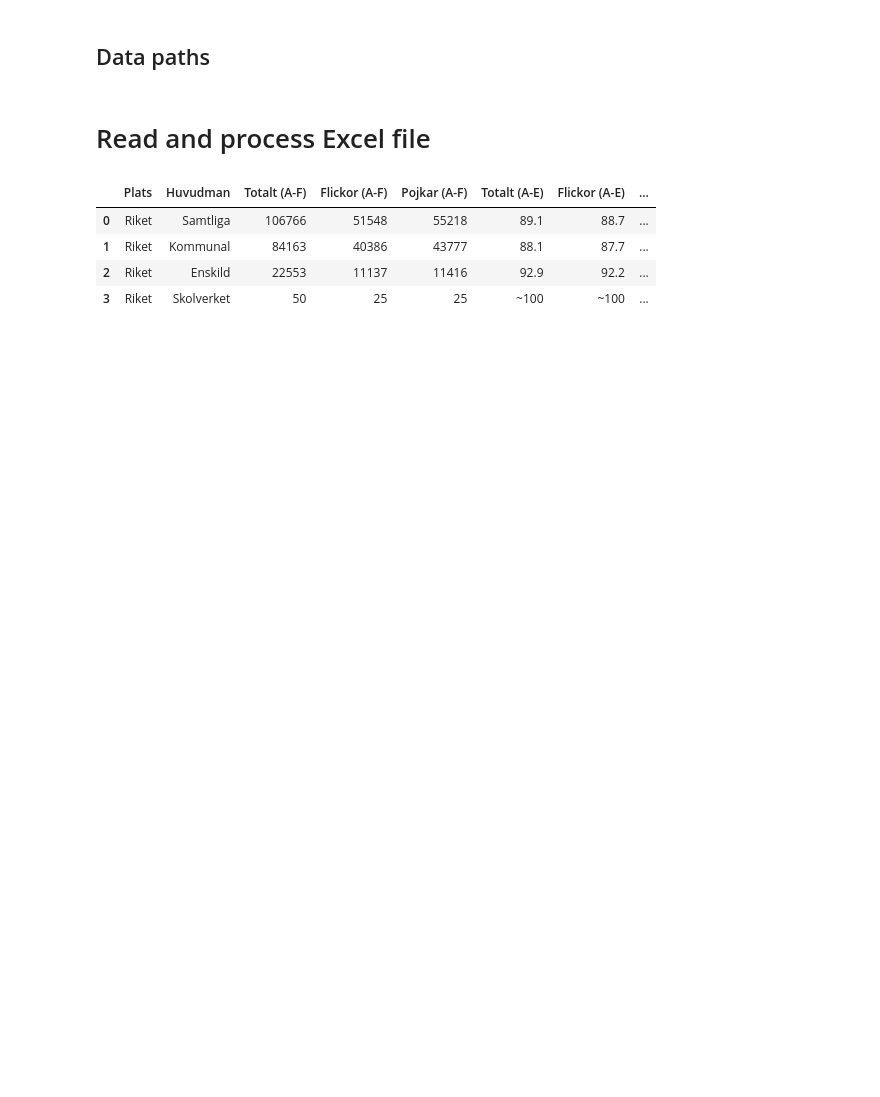
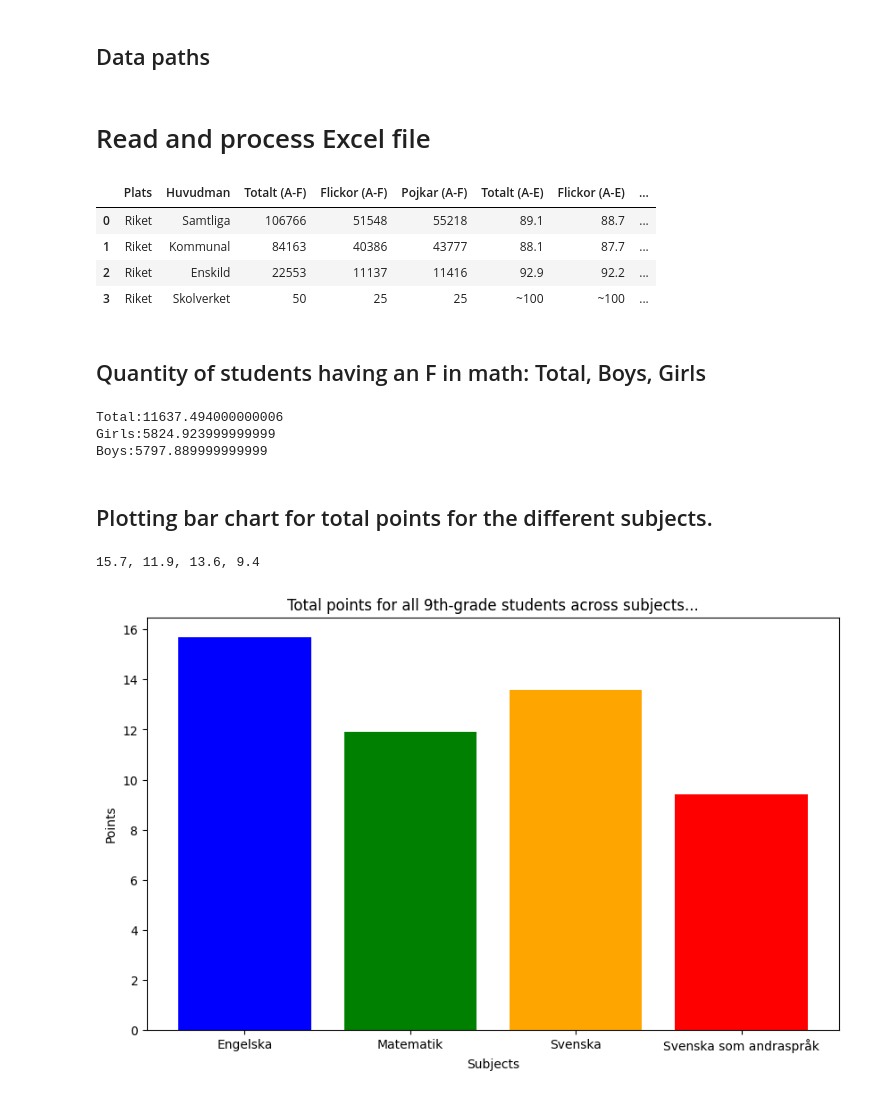
Before and after one commit to KevinKinnunen/Python-Kevin-Kinnunen-OPA23, a Jupyter notebook: labs/lab2/main.ipynb, the cells around one changed output. Cells and saved outputs as stored; diff of their text form; code cells hidden in the pictures; blank space fills up the shorter version.

```diff
--- a/labs/lab2/main.ipynb
+++ b/labs/lab2/main.ipynb
@@ -12,11 +13,12 @@ import os
 data_paths = {
     'riket2023_åk9_np': "data/riket2023_åk9_np.xlsx",
     'betyg_o_prov_riksnivå': "data/betyg_o_prov_riksnivå.xlsx",
+    'visualizations': "visualizations"
 }
 
 nationwide2023_grade9_nt = data_paths['riket2023_åk9_np']
-
 grades_and_tests_national_level = data_paths['betyg_o_prov_riksnivå']
+visualizations = data_paths['visualizations']
 # %% [markdown]
 # Read and process Excel file
 # %%
@@ -41,11 +43,69 @@ for sheet_name in sheet_names:
     # Store the DataFrame in the dictionary
     dfs[sheet_name] = df # dfs contains DataFrames for each sheet with the correct column names
 
-# Access the DataFrame for the 'Math' sheet:
-dfs['Matematik'].head()
+# Access the DataFrame sheet for the subjects:
+df_english = dfs['Engelska'].head()
+df_math = dfs['Matematik'].head()
+df_swedish = dfs['Svenska'].head()
+df_swedish_as_secondlang = dfs['Svenska som andraspråk'].head()
+
+# Output test
+df_math.head()
 # %% [output]
 |  | Plats | Huvudman | Totalt (A-F) | Flickor (A-F) | Pojkar (A-F) | Totalt (A-E) | Flickor (A-E) | ... |
 | 0 | Riket | Samtliga | 106766 | 51548 | 55218 | 89.1 | 88.7 | ... |
 | 1 | Riket | Kommunal | 84163 | 40386 | 43777 | 88.1 | 87.7 | ... |
 | 2 | Riket | Enskild | 22553 | 11137 | 11416 | 92.9 | 92.2 | ... |
 | 3 | Riket | Skolverket | 50 | 25 | 25 | ~100 | ~100 | ... |
+# %% [markdown]
+## Quantity of students having an F in math: Total, Boys, Girls
+# %%
+total_ae_nmr = df_math['Totalt (A-F)'][0] * (df_math['Totalt (A-E)'][0] / 100)  # 106766 * 0.891 = 95128.506 (total number of students with grades A-E)
+quantity_f_total = df_math['Totalt (A-F)'][0] - total_ae_nmr  # 106766 - 95128.506 = 11637.493 (total F quantity)
+
+girls_ae_nmr = df_math['Flickor (A-F)'][0] * (df_math['Flickor (A-E)'][0] / 100)  # 51548 * 0.887 = 45723.076 (number of girls with grades A-E)
+quantity_f_girls = df_math['Flickor (A-F)'][0] - girls_ae_nmr  # 51548 - 45723.076 = 5824.924 (total F quantity for girls)
+
+boys_ae_nmr = df_math['Pojkar (A-F)'][0] * (df_math['Pojkar (A-E)'][0] / 100)  # 55218 * 0.895 = 49420.11 (number of boys with grades A-E)
+quantity_f_boys = df_math['Pojkar (A-F)'][0] - boys_ae_nmr  # 55218 - 49420.11 = 5797.89 (total F quantity for boys)
+
+# Outputting the values.
+print(f"Total:{quantity_f_total}\nGirls:{quantity_f_girls}\nBoys:{quantity_f_boys}")
+# %% [output]
+Total:11637.494000000006
+Girls:5824.923999999999
+Boys:5797.889999999999
+# %% [markdown]
+## Plotting bar chart for total points for the different subjects.
+# %%
+# Total points of the total students in 9th grade
+total_points_english = df_english['Totalt (Poäng)'][0]
+total_points_math = df_math['Totalt (Poäng)'][0]
+total_points_swe = df_swedish['Totalt (Poäng)'][0]
+total_points_swe_as_seclang = df_swedish_as_secondlang['Totalt (Poäng)'][0]
+
+print(f"{total_points_english}, {total_points_math}, {total_points_swe}, {total_points_swe_as_seclang}")
+
+total_points = [total_points_english, total_points_math, total_points_swe, total_points_swe_as_seclang]  # Values
+categories = sheet_names # Subjects
+
+# Define colors for each bar
+colors = ['blue', 'green', 'orange', 'red']
+
+# Adjusting figure size
+plt.figure(figsize=(10, 6))
+
+plt.bar(categories, total_points, color=colors)
+
+plt.title('Total points for all 9th-grade students across subjects...')
+plt.xlabel('Subjects') # Title is already clear enough
+plt.ylabel('Points') # Title is already clear enough
+
+# Save graph as a PNG file with color
+plt.savefig('visualizations/total_points_for_subjects(A-F).png', bbox_inches='tight', facecolor='white')
+
+# Show the graph
+plt.show()
+# %% [output]
+15.7, 11.9, 13.6, 9.4
+[figure, added]
```
Also changed, not shown: parts of 2 cells of this notebook, 1 other file.
